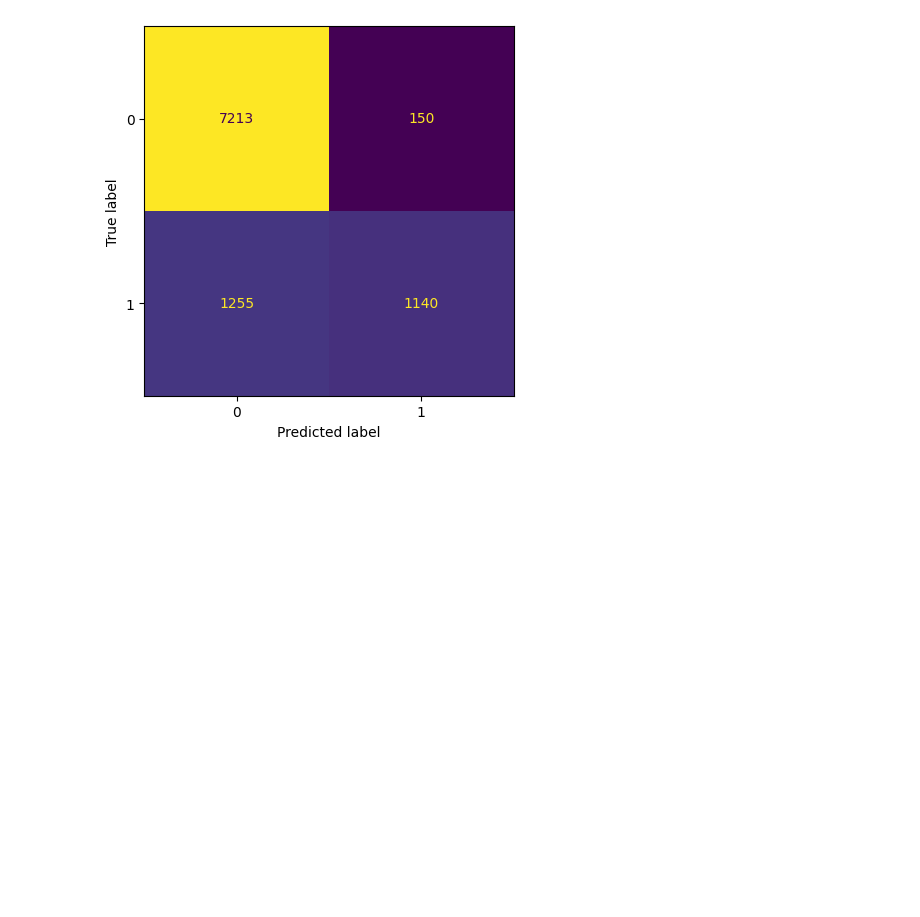
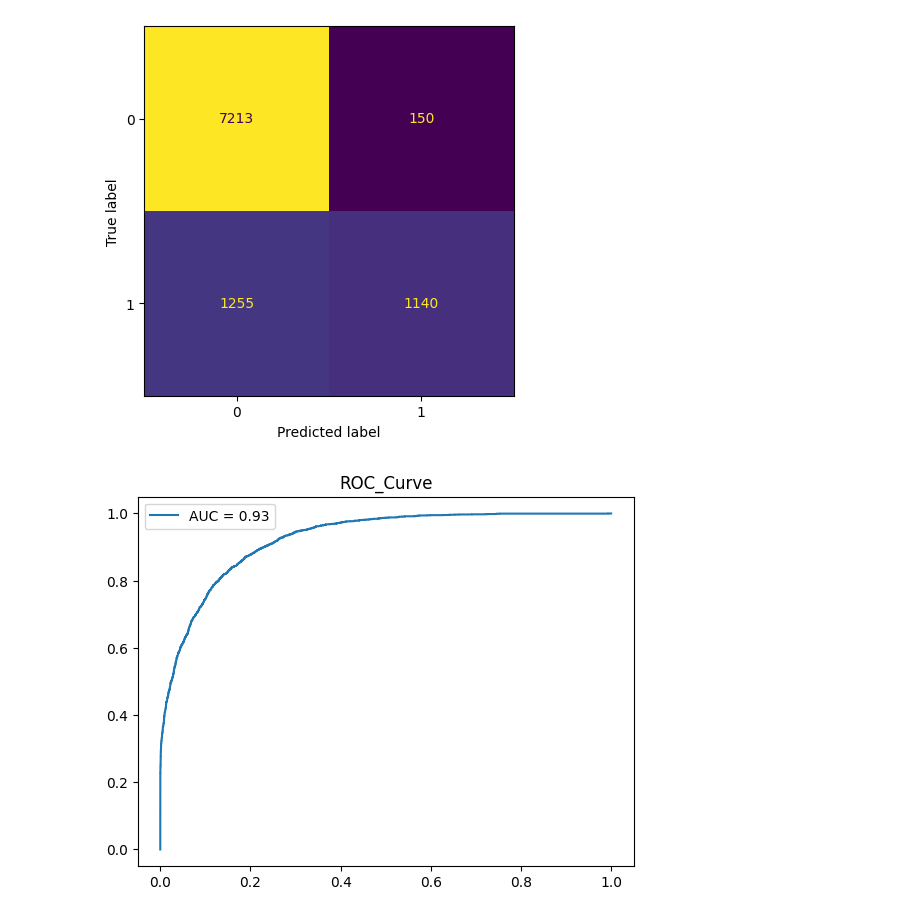
Before and after one commit to Maxwell-Selassie/Adult-Salary, a Jupyter notebook: BestModel_Evaluation.ipynb, the cells around one changed output. Cells and saved outputs as stored; diff of their text form; code cells hidden in the pictures; blank space fills up the shorter version.

Commit message:
Adult Salary Prediction Model

```diff
--- a/BestModel_Evaluation.ipynb
+++ b/BestModel_Evaluation.ipynb
@@ -48,0 +55,15 @@ plt.show()
+# %%
+fpr, tpr, _ = roc_curve(
+    y_test,y_pred_proba
+)
+roc_auc = auc(fpr,tpr)
+plt.plot(fpr,tpr,label=f'AUC = {roc_auc:.2f}')
+plt.legend()
+plt.title('ROC_Curve')
+plt.show()
+
+# Determines if the model is actually classifying models based on learned parameters or is just randomly guessing
+# 1.0 - perfect classifier
+# 0.5 - random guessing
+# %% [output]
+[figure, added]
```
Also changed, not shown: parts of 10 cells of this notebook, 2 other files.
